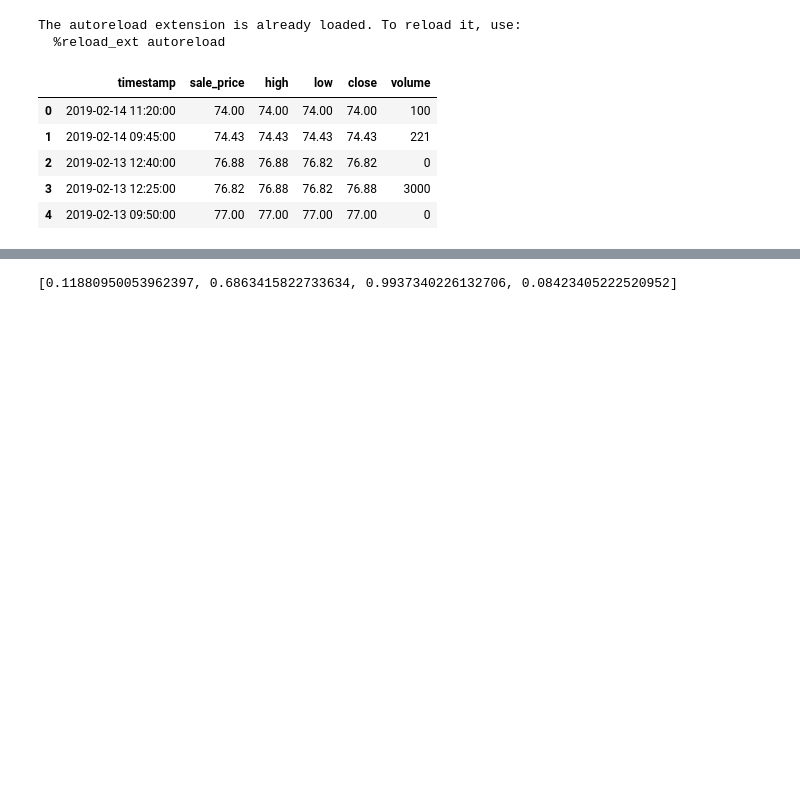
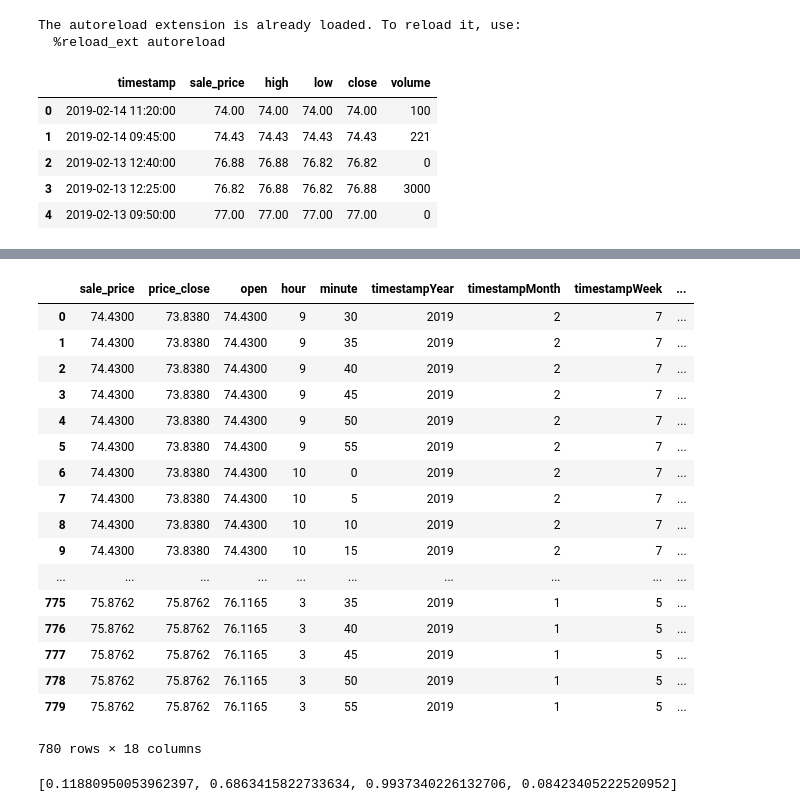
Before and after one commit to FSSoar/IlliniDatathon2019, a Jupyter notebook: RandomForest-DayToDay.ipynb, the cells around one changed output, grey strips where cells are left out. Cells and saved outputs as stored; diff of their text form; code cells hidden in the pictures; blank space fills up the shorter version.

```diff
--- a/RandomForest-DayToDay.ipynb
+++ b/RandomForest-DayToDay.ipynb
@@ -173,3 +181,24 @@ add_datepart(df_BAYZF, "timestamp")
+# %%
+df_BAYZF
+# %% [output]
+|  | sale_price | price_close | open | hour | minute | timestampYear | timestampMonth | timestampWeek | ... |
+| 0 | 74.4300 | 73.8380 | 74.4300 | 9 | 30 | 2019 | 2 | 7 | ... |
+| 1 | 74.4300 | 73.8380 | 74.4300 | 9 | 35 | 2019 | 2 | 7 | ... |
+| 2 | 74.4300 | 73.8380 | 74.4300 | 9 | 40 | 2019 | 2 | 7 | ... |
+| 3 | 74.4300 | 73.8380 | 74.4300 | 9 | 45 | 2019 | 2 | 7 | ... |
+| 4 | 74.4300 | 73.8380 | 74.4300 | 9 | 50 | 2019 | 2 | 7 | ... |
+| 5 | 74.4300 | 73.8380 | 74.4300 | 9 | 55 | 2019 | 2 | 7 | ... |
+| 6 | 74.4300 | 73.8380 | 74.4300 | 10 | 0 | 2019 | 2 | 7 | ... |
+| 7 | 74.4300 | 73.8380 | 74.4300 | 10 | 5 | 2019 | 2 | 7 | ... |
+| 8 | 74.4300 | 73.8380 | 74.4300 | 10 | 10 | 2019 | 2 | 7 | ... |
+| 9 | 74.4300 | 73.8380 | 74.4300 | 10 | 15 | 2019 | 2 | 7 | ... |
+| ... | ... | ... | ... | ... | ... | ... | ... | ... | ... |
+| 775 | 75.8762 | 75.8762 | 76.1165 | 3 | 35 | 2019 | 1 | 5 | ... |
+| 776 | 75.8762 | 75.8762 | 76.1165 | 3 | 40 | 2019 | 1 | 5 | ... |
+| 777 | 75.8762 | 75.8762 | 76.1165 | 3 | 45 | 2019 | 1 | 5 | ... |
+| 778 | 75.8762 | 75.8762 | 76.1165 | 3 | 50 | 2019 | 1 | 5 | ... |
+| 779 | 75.8762 | 75.8762 | 76.1165 | 3 | 55 | 2019 | 1 | 5 | ... |
+780 rows × 18 columns
 # %%
 def rmse(x, y):
     return math.sqrt(((x-y)**2).mean())
```
Also changed, not shown: parts of 3 cells of this notebook, 1 other file.
